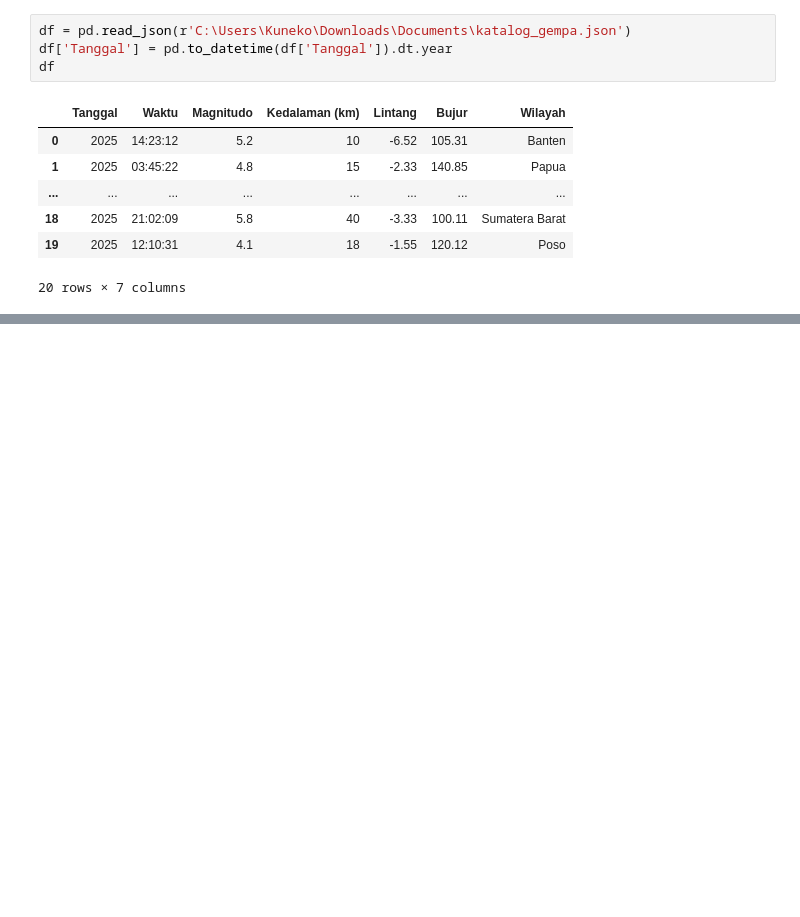
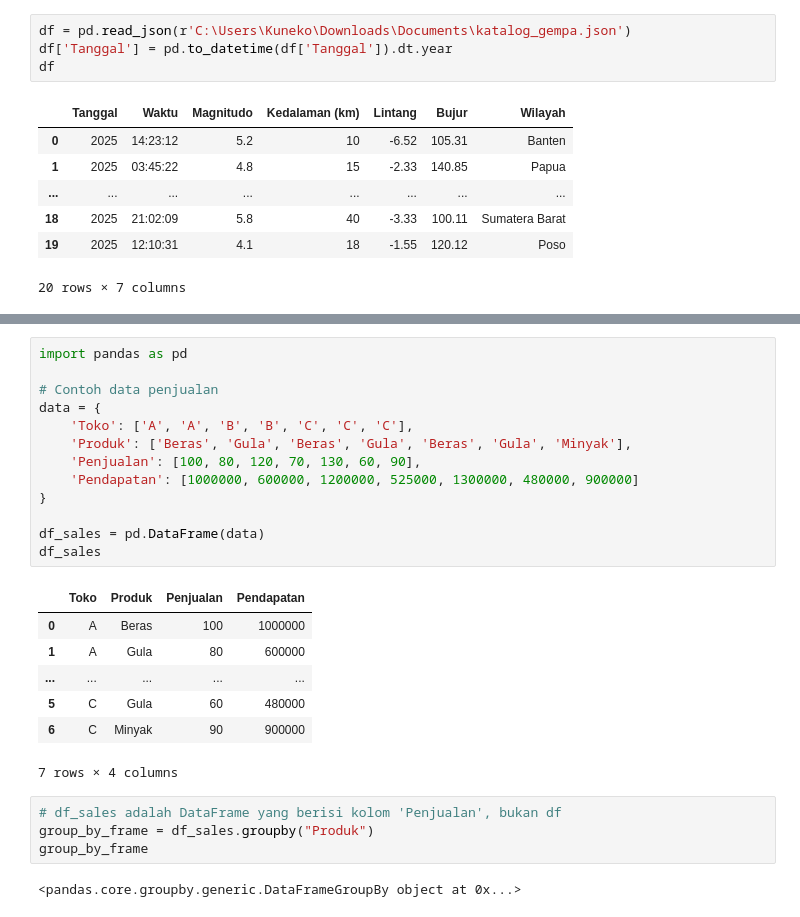
Before and after one commit to Dontbecode/-Bootcamp-Data-Analyst-, a Jupyter notebook: Pandas.ipynb, the cells around one changed output, grey strips where cells are left out. Saved outputs shown, nothing was run; the diff lists cells and outputs as text; blank space fills up the shorter version.

Commit message:
Groupby and Aggregation

```diff
--- a/Pandas.ipynb
+++ b/Pandas.ipynb
@@ -849,0 +811,27 @@ df
+# %%
+import pandas as pd
+
+# Contoh data penjualan
+data = {
+    'Toko': ['A', 'A', 'B', 'B', 'C', 'C', 'C'],
+    'Produk': ['Beras', 'Gula', 'Beras', 'Gula', 'Beras', 'Gula', 'Minyak'],
+    'Penjualan': [100, 80, 120, 70, 130, 60, 90],
+    'Pendapatan': [1000000, 600000, 1200000, 525000, 1300000, 480000, 900000]
+}
+
+df_sales = pd.DataFrame(data)
+df_sales
+# %% [output]
+|  | Toko | Produk | Penjualan | Pendapatan |
+| 0 | A | Beras | 100 | 1000000 |
+| 1 | A | Gula | 80 | 600000 |
+| ... | ... | ... | ... | ... |
+| 5 | C | Gula | 60 | 480000 |
+| 6 | C | Minyak | 90 | 900000 |
+7 rows × 4 columns
+# %%
+# df_sales adalah DataFrame yang berisi kolom 'Penjualan', bukan df
+group_by_frame = df_sales.groupby("Produk")
+group_by_frame
+# %% [output]
+<pandas.core.groupby.generic.DataFrameGroupBy object at 0x...>
```
Also changed, not shown: parts of 14 cells of this notebook, 1 other file.
